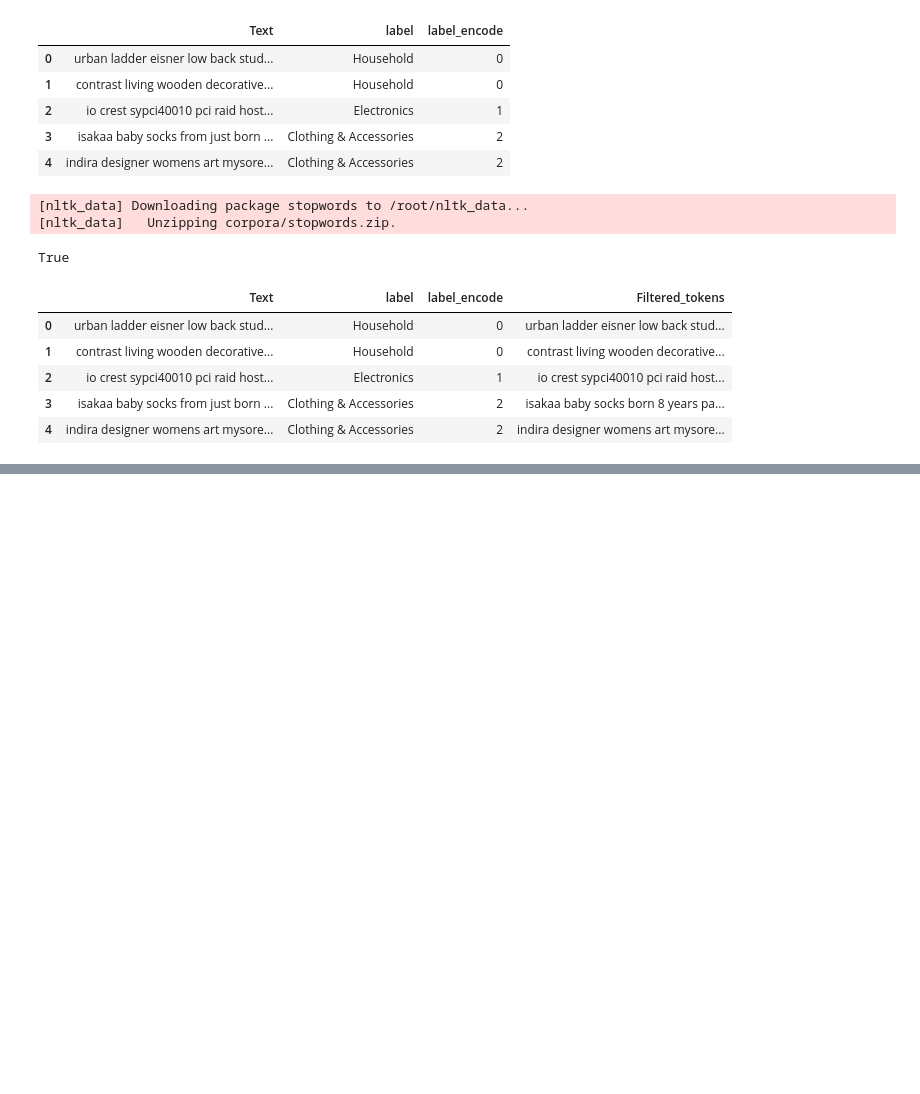
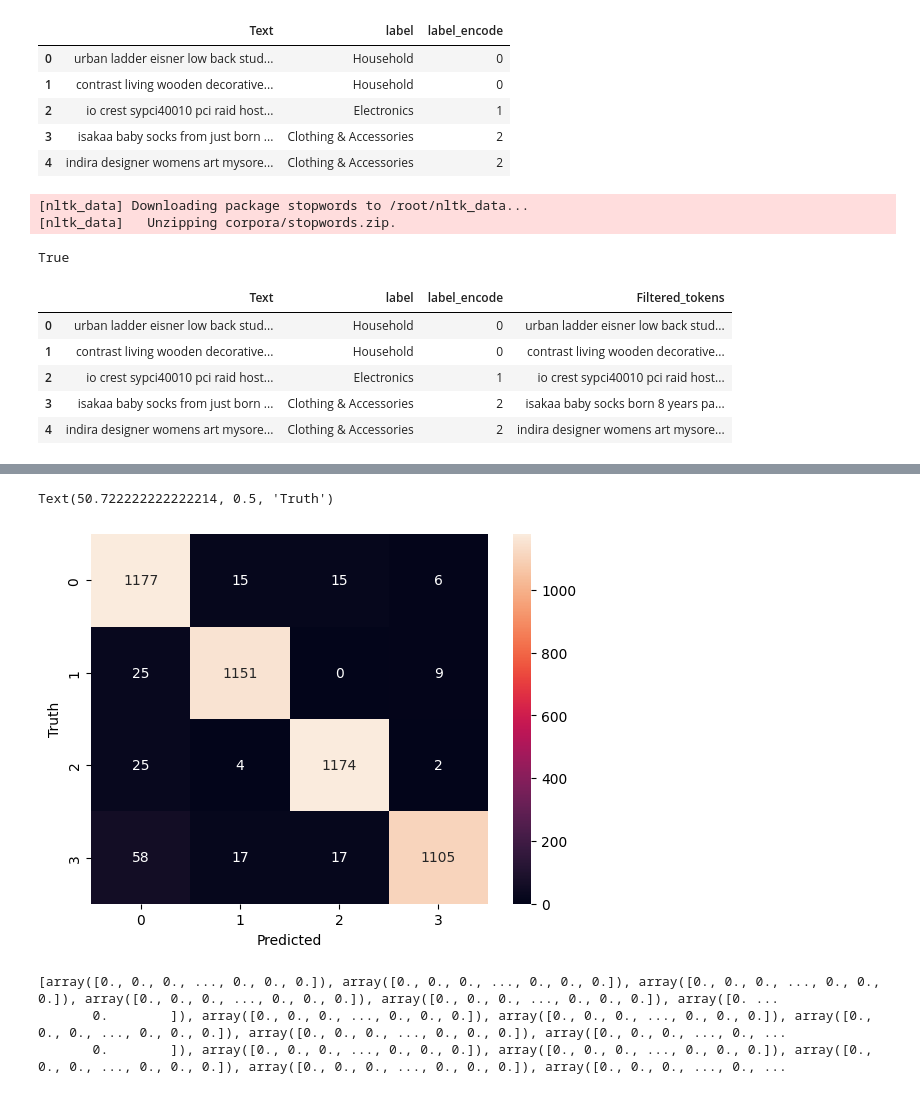
Before and after one commit to dhsingh0815/ML, a Jupyter notebook: Bayes/TermFreqInverseDocFrequency.ipynb, the cells around one changed output, grey strips where cells are left out. Saved outputs shown, nothing was run; the diff lists cells and outputs as text; code cells hidden in the pictures; blank space fills up the shorter version.

```diff
--- a/Bayes/TermFreqInverseDocFrequency.ipynb
+++ b/Bayes/TermFreqInverseDocFrequency.ipynb
@@ -151,0 +152,5 @@ array([[0., 0., 0., ..., 0., 0., 0.],
+# %%
+X=df['Filtered_tokens']
+y =df['label_encode']
+X_train,X_test,y_train,y_test=train_test_split(X,y,test_size=0.2)
+y_test.value_counts()
@@ -151,0 +165,13 @@ array([[0., 0., 0., ..., 0., 0., 0.],
+# %%
+vectorizer = TfidfVectorizer()
+X_train_pre= vectorizer.fit_transform(X_train)
+X_test_pre=vectorizer.transform(X_test)
+
+multinomialNB=MultinomialNB()
+multinomialNB.fit(X_train_pre, y_train)
+
+y_pred = multinomialNB.predict(X_test_pre)
+print(accuracy_score(y_test, y_pred))
+print(confusion_matrix(y_test, y_pred))
+print(classification_report(y_test, y_pred))
+cm=confusion_matrix(y_test, y_pred)
@@ -151,0 +194,17 @@ array([[0., 0., 0., ..., 0., 0., 0.],
+# %%
+from matplotlib import pyplot as plt
+import seaborn as sns
+sns.heatmap(cm, annot=True, fmt='d')
+plt.xlabel('Predicted')
+plt.ylabel('Truth')
+# %% [output]
+Text(50.722222222222214, 0.5, 'Truth')
+[figure, added]
+# %%
+matrix=X_test_pre.toarray()
+res=[row for row in matrix if any(row)]
+print(res)
+# %% [output]
+[array([0., 0., 0., ..., 0., 0., 0.]), array([0., 0., 0., ..., 0., 0., 0.]), array([0., 0., 0., ..., 0., 0., 0.]), array([0., 0., 0., ..., 0., 0., 0.]), array([0., 0., 0., ..., 0., 0., 0.]), array([0. ...
+       0.        ]), array([0., 0., 0., ..., 0., 0., 0.]), array([0., 0., 0., ..., 0., 0., 0.]), array([0., 0., 0., ..., 0., 0., 0.]), array([0., 0., 0., ..., 0., 0., 0.]), array([0., 0., 0., ..., 0., ...
+       0.        ]), array([0., 0., 0., ..., 0., 0., 0.]), array([0., 0., 0., ..., 0., 0., 0.]), array([0., 0., 0., ..., 0., 0., 0.]), array([0., 0., 0., ..., 0., 0., 0.]), array([0., 0., 0., ..., 0., ...
```
Also changed, not shown: parts of 11 cells of this notebook.
